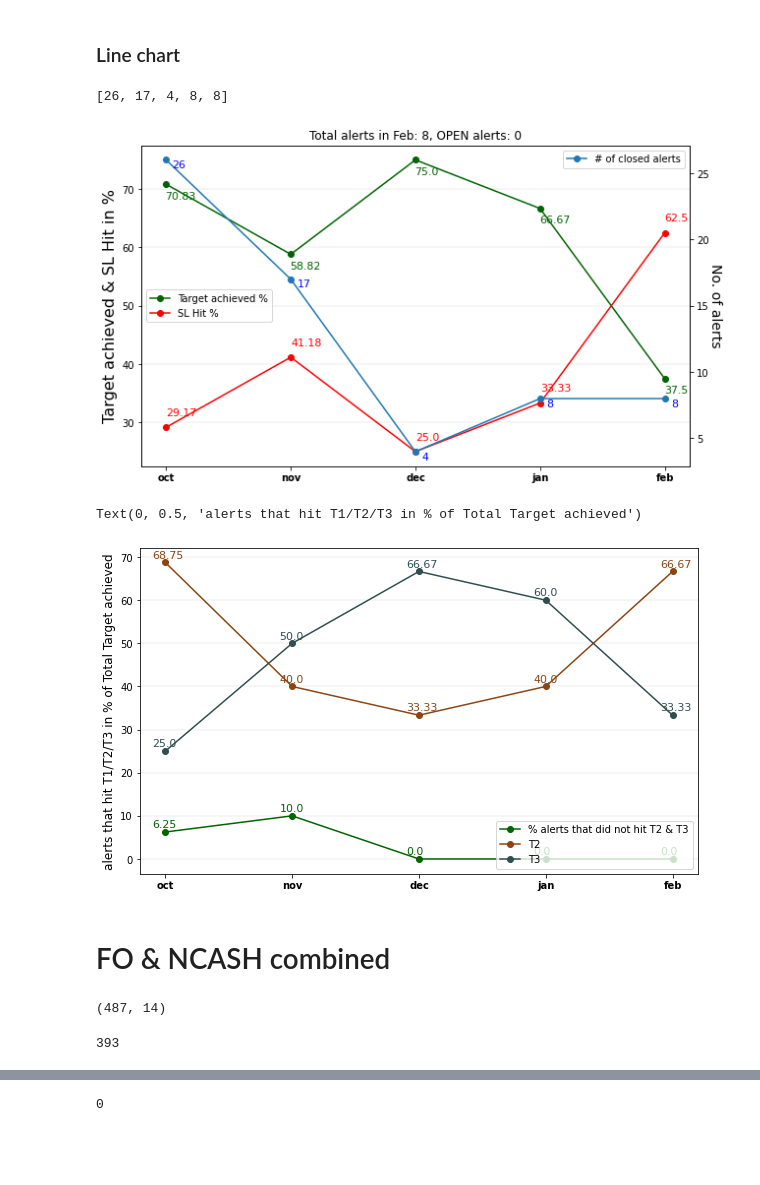
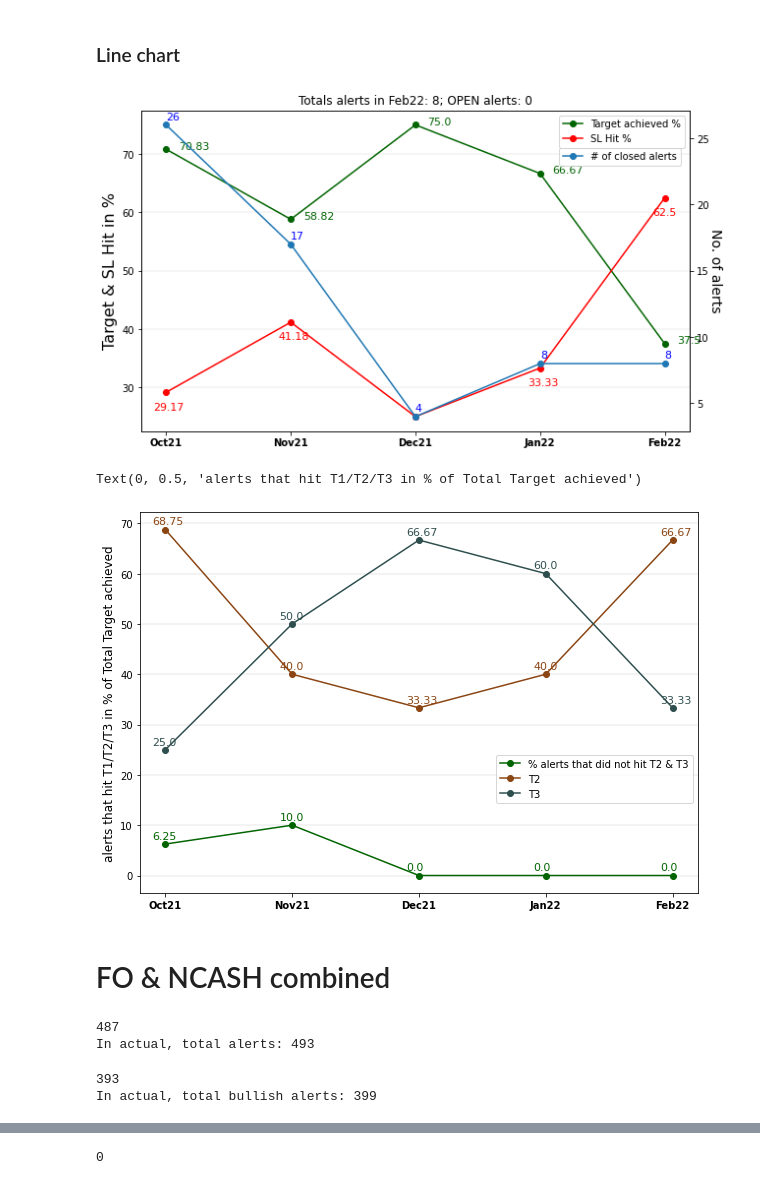
Before and after one commit to yashpundir/stock_model-analysis, a Jupyter notebook: default/21-22 default.ipynb, the cells around one changed output, grey strips where cells are left out. Drawn from its saved outputs; the diff is of its cells as text; code cells hidden in the pictures; blank space fills up the shorter version.

```diff
--- a/default/21-22 default.ipynb
+++ b/default/21-22 default.ipynb
@@ -1674,0 +597,5 @@ febTAstat = TAstat.sort_index()
+# %%
+months = []
+mos = pd.Series(dfm.index[::-1].to_numpy().astype('datetime64[M]')).unique()
+for mo in mos:
+    months.append(dt.datetime.date(pd.to_datetime(mo)).strftime(format="%b%y"))
@@ -1679,36 +643,31 @@ line_data = list(zip(octstat.values(), novstat.values(), decstat.values(), janst
-# %%
-mo_alerts = [Oct.shape[0], nov.shape[0], dec.shape[0], jan.shape[0], feb.shape[0]]
-mo_alerts
-# %% [output]
-[26, 17, 4, 8, 8]
-# %%
-months = ['oct','nov','dec', 'jan', 'feb']
+# %%
+line_data = ([x['Target achieved'] for x in monthly_stats]), ([x['SL Hit'] for x in monthly_stats])
 # %%
 fig, ax = plt.subplots(figsize=(10,6))
 ax.set_facecolor('white')
 
 ax.plot(months, line_data[0], marker='o', color='darkgreen')
 ax.plot(months, line_data[1], marker='o', color='red')
-ax.grid(axis='y', lw=0.2)
-##ax.set_ylim(0, 100)
-ax.set_title(f'Total alerts in Feb: {feb.shape[0] + len(ons)}, OPEN alerts: {len(ons)}')
+ax.grid(axis='y', lw=0.25)
+#ax.set_ylim(0, 100)
+ax.set_title(f'Totals alerts in {months[-1]}: {monthly_alerts[-1] + len(ons)}; OPEN alerts: {len(ons)}')
 
 for i,j in enumerate(line_data[0]):
-    ax.annotate(s=f'{round(j,2)}', xy=(i-0.007, j-2.5), xycoords='data', fontsize=11, color='darkgreen')
+    ax.annotate(s=f'{round(j,2)}', xy=(i+0.1, j), xycoords='data', fontsize=11, color='darkgreen')
 
 for i,j in enumerate(line_data[1]):
-    ax.annotate(s=f'{round(j,2)}', xy=(i, j+2), xycoords='data', fontsize=11, color='red')
+    ax.annotate(s=f'{round(j,2)}', xy=(i-0.1, j-3), xycoords='data', fontsize=11, color='red')
 
-ax.legend(['Target achieved %', 'SL Hit %'], loc='center left', facecolor='white')
+ax.legend(['Target achieved %', 'SL Hit %'], loc='best', facecolor='white')
 ax.set_xticklabels(labels = months, fontweight='bold')
-ax.set_ylabel('Target achieved & SL Hit in %', fontsize=16)
+ax.set_ylabel('Target & SL Hit in %', fontsize=16)
 
 ax2 = ax.twinx()
-ax2.plot(months, mo_alerts, marker='o')
+ax2.plot(months, monthly_alerts, marker='o')
 ax2.set_ylabel('No. of alerts', fontsize=14, rotation=-90, labelpad=13)
-ax2.legend(labels=['# of closed alerts'], loc='upper right', facecolor='white')
+ax2.legend(labels=['# of closed alerts'], loc='upper right', bbox_to_anchor=(0.993, 0.899), facecolor='white')
 
-for i,j in enumerate(mo_alerts):
-    ax2.annotate(s=f'{j}', xy=(i+0.05, j-0.6), xycoords='data', fontsize=11, color='blue')
+for i,j in enumerate(monthly_alerts):
+    ax2.annotate(s=j, xy=(i, j+0.4), xycoords='data', fontsize=11, color='blue')
 # %% [output]
-[figure, old version]
+[figure, new version]
@@ -1717,36 +674,42 @@ NC_TAdata = [octTAstat.to_list(), novTAstat.to_list(), decTAstat.to_list(), janT
 # %%
-fig, ax = plt.subplots(figsize=(10,6))
+fig, ax = plt.subplots(figsize=(10,7))
 ax.set_facecolor('white')
 
-ax.plot(months, np.array(NC_TAdata)[:, 0], marker='o', color='darkgreen')
-ax.plot(months, np.array(NC_TAdata)[:, 1], marker='o', color='saddlebrown')
-ax.plot(months, np.array(NC_TAdata)[:, 2], marker='o', color='darkslategrey')
-ax.grid(axis='y', lw=0.2)
+ax.plot(months, np.array(monthlyTA_stats)[:, 0], marker='o', color='darkgreen')
+ax.plot(months, np.array(monthlyTA_stats)[:, 1], marker='o', color='saddlebrown')
+ax.plot(months, np.array(monthlyTA_stats)[:, 2], marker='o', color='darkslategrey')
+ax.grid(axis='y', lw=0.3)
 #ax.set_ylim(0, 100)
 
-for i,j in enumerate(np.array(NC_TAdata)):
+for i,j in enumerate(np.array(monthlyTA_stats)):
     ax.annotate(s=f'{round(j[0],2)}', xy=(i-0.1, j[0]+1), xycoords='data', fontsize=11, color='darkgreen')
     ax.annotate(s=f'{round(j[1],2)}', xy=(i-0.1, j[1]+1), xycoords='data', fontsize=11, color='saddlebrown')
     ax.annotate(s=f'{round(j[2],2)}', xy=(i-0.1, j[2]+1), xycoords='data', fontsize=11, color='darkslategrey')
 
-ax.legend(['% alerts that did not hit T2 & T3', 'T2', 'T3'], loc='lower right', facecolor='white')
+ax.legend(['% alerts that did not hit T2 & T3', 'T2', 'T3'], loc='right', bbox_to_anchor=(1, 0.3), facecolor='white')
 ax.set_xticklabels(labels = months, fontweight='bold')
 ax.set_ylabel('alerts that hit T1/T2/T3 in % of Total Target achieved', fontsize=12)
 # %% [output]
 Text(0, 0.5, 'alerts that hit T1/T2/T3 in % of Total Target achieved')
-[figure, old version]
+[figure, new version]
 # %% [markdown]
 # FO & NCASH combined
 # %%
 df = pd.concat([dfcn, dfcf]).reset_index(drop=True).sort_values(by='Date', ascending=False)
-# %%
-df.shape # In actual: 493, since 6 ON alerts were removed from FO
-# %% [output]
-(487, 14)
+# %%
+print(df.shape[0])
+total_alerts = total_alertsFO + total_alertsNC
+print("In actual, total alerts:", total_alerts)
+# %% [output]
+487
+In actual, total alerts: 493
 # %%
 # Total bullish alerts
-df[df.Type=='Bullish'].shape[0] # In actual: 399, since +6 were removed from FO
+print(df[df.Type=='Bullish'].shape[0])
+total_bull = total_bullFO + total_bullNC
+print("In actual, total bullish alerts:", total_bull)
 # %% [output]
 393
+In actual, total bullish alerts: 399
 # %%
 #Total bearish alerts
```
Also changed, not shown: parts of 301 cells of this notebook, 1 other file.
